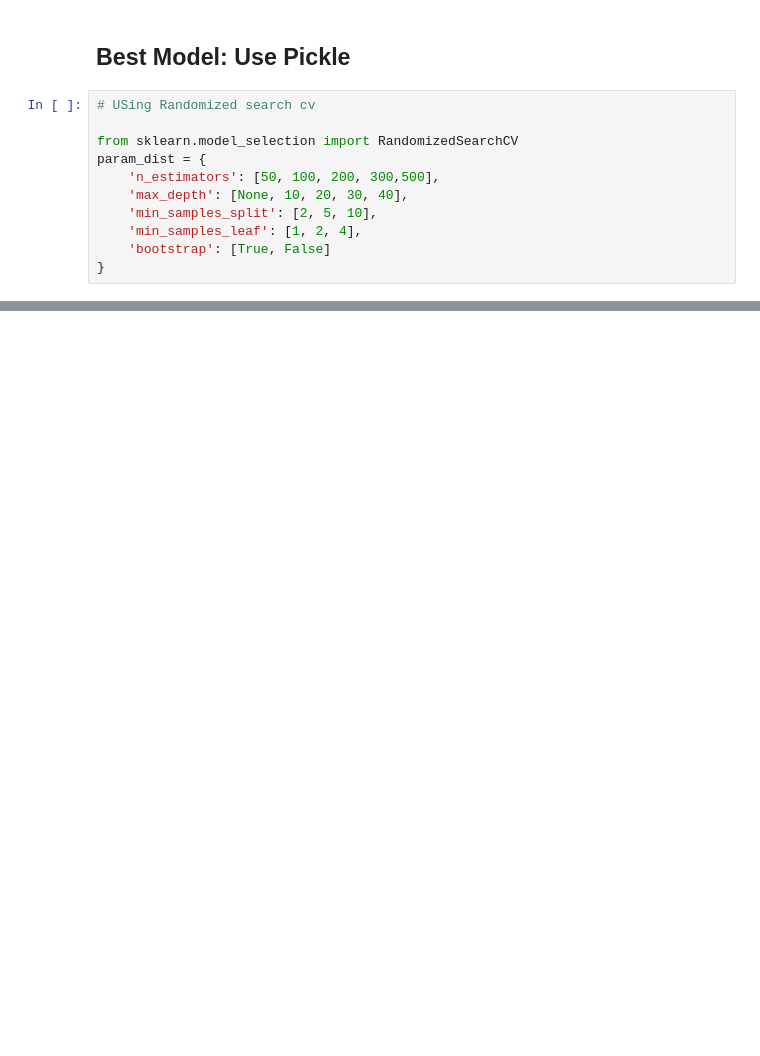
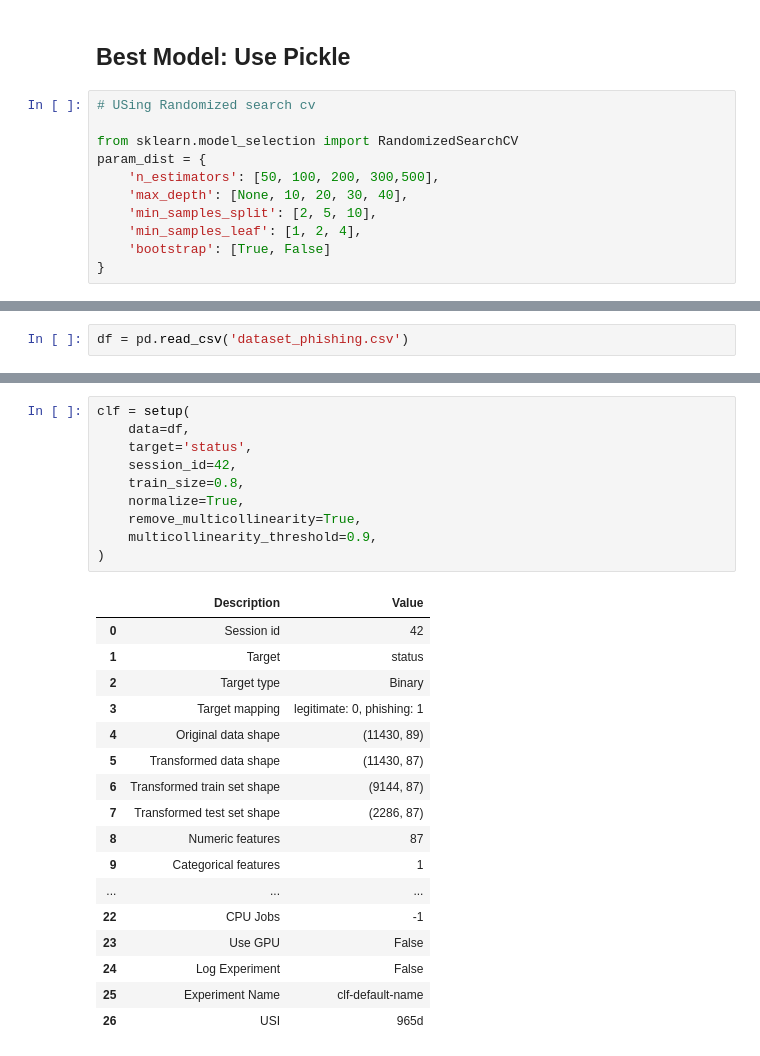
Before and after one commit to Ajay-Kandagatla/DATASCIENCE, a Jupyter notebook: MachineLearning_Model_(1).ipynb, the cells around one changed output, grey strips where cells are left out. Cells and saved outputs as stored; diff of their text form; blank space fills up the shorter version.

```diff
--- a/MachineLearning_Model_(1).ipynb
+++ b/MachineLearning_Model_(1).ipynb
@@ -283,0 +307,2 @@ param_dist = {
+# %%
+df = pd.read_csv('dataset_phishing.csv')
@@ -283,0 +329,28 @@ param_dist = {
+# %%
+clf = setup(
+    data=df,
+    target='status',
+    session_id=42,
+    train_size=0.8,
+    normalize=True,
+    remove_multicollinearity=True,
+    multicollinearity_threshold=0.9,
+)
+# %% [output]
+|  | Description | Value |
+| 0 | Session id | 42 |
+| 1 | Target | status |
+| 2 | Target type | Binary |
+| 3 | Target mapping | legitimate: 0, phishing: 1 |
+| 4 | Original data shape | (11430, 89) |
+| 5 | Transformed data shape | (11430, 87) |
+| 6 | Transformed train set shape | (9144, 87) |
+| 7 | Transformed test set shape | (2286, 87) |
+| 8 | Numeric features | 87 |
+| 9 | Categorical features | 1 |
+| ... | ... | ... |
+| 22 | CPU Jobs | -1 |
+| 23 | Use GPU | False |
+| 24 | Log Experiment | False |
+| 25 | Experiment Name | clf-default-name |
+| 26 | USI | 965d |
```
Also changed, not shown: parts of 15 cells of this notebook.
